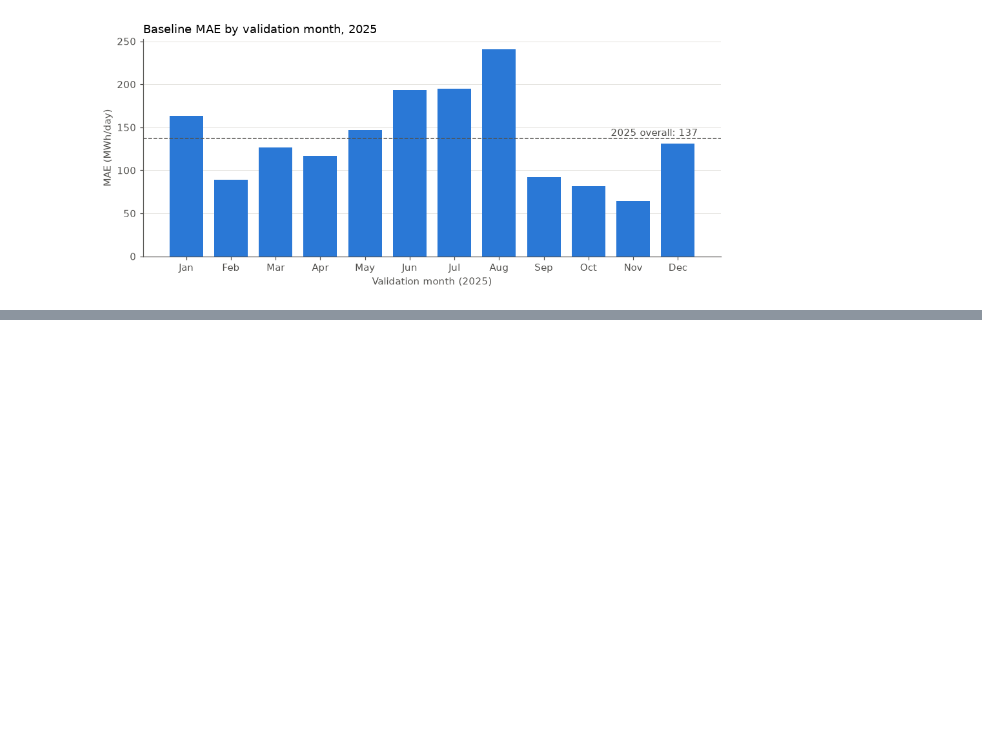
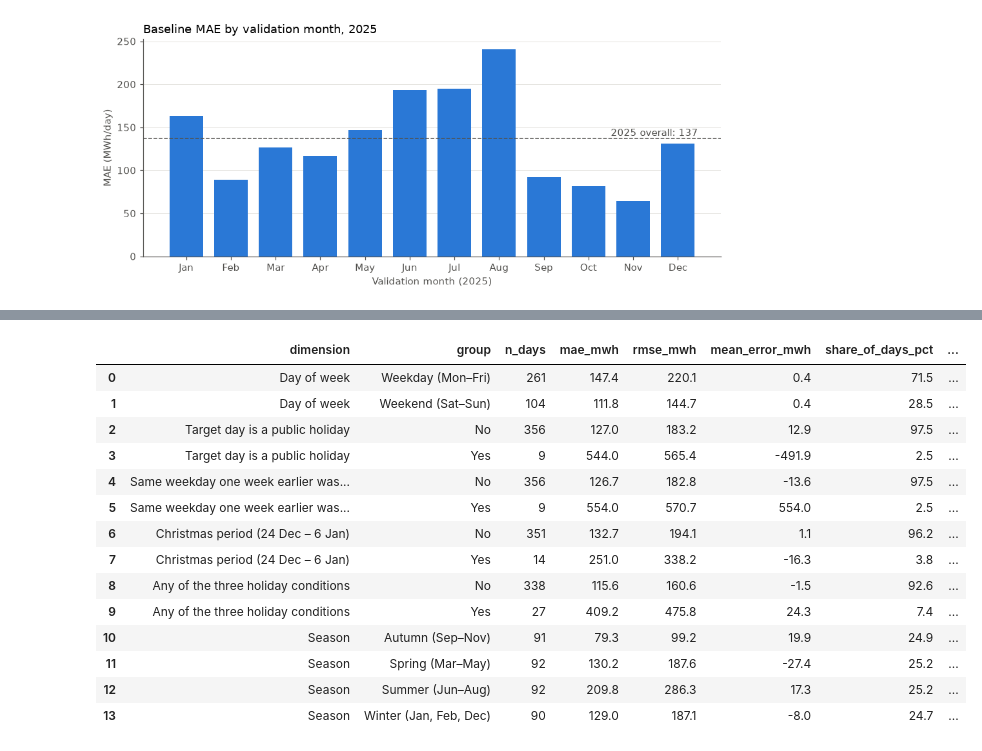
Before and after one commit to LaraMileto/DSF_forecasting_electricity_consumption_Basel, a Jupyter notebook: code/05_baselines.ipynb, the cells around one changed output, grey strips where cells are left out. Cells and saved outputs as stored; diff of their text form; code cells hidden in the pictures; blank space fills up the shorter version.

Commit message:
Baselines notebook complete: error analysis, summary, exported results

```diff
--- a/code/05_baselines.ipynb
+++ b/code/05_baselines.ipynb
@@ -482,0 +495,52 @@ plt.show()
+# %%
+# Error analysis on the 2025 validation period (descriptive, not causal)
+val["holiday_related"] = (
+    val["is_holiday"].eq(1) | val["lag_7_is_holiday"].eq(1) | val["is_christmas_period"].eq(1)
+).astype(int)
+
+season_of_month = {12: "Winter (Jan, Feb, Dec)", 1: "Winter (Jan, Feb, Dec)", 2: "Winter (Jan, Feb, Dec)",
+                   3: "Spring (Mar–May)", 4: "Spring (Mar–May)", 5: "Spring (Mar–May)",
+                   6: "Summer (Jun–Aug)", 7: "Summer (Jun–Aug)", 8: "Summer (Jun–Aug)",
+                   9: "Autumn (Sep–Nov)", 10: "Autumn (Sep–Nov)", 11: "Autumn (Sep–Nov)"}
+val["season"] = val["month"].map(season_of_month)
+
+yes_no = {0: "No", 1: "Yes"}
+splits = {
+    "Day of week": val["is_weekend"].map({0: "Weekday (Mon–Fri)", 1: "Weekend (Sat–Sun)"}),
+    "Target day is a public holiday": val["is_holiday"].map(yes_no),
+    "Same weekday one week earlier was a holiday": val["lag_7_is_holiday"].map(yes_no),
+    "Christmas period (24 Dec – 6 Jan)": val["is_christmas_period"].map(yes_no),
+    "Any of the three holiday conditions": val["holiday_related"].map(yes_no),
+    "Season": val["season"],
+}
+
+total_abs_error = val["absolute_error_mwh"].sum()
+rows = []
+for dimension, labels in splits.items():
+    assert labels.notna().all(), f"Unmapped values in {dimension}"
+    for label, group in val.groupby(labels):
+        rows.append({
+            "dimension": dimension,
+            "group": label,
+            **compute_metrics(group["actual_mwh"], group["predicted_mwh"]),
+            "share_of_days_pct": 100 * len(group) / len(val),
+            "share_of_abs_error_pct": 100 * group["absolute_error_mwh"].sum() / total_abs_error,
+        })
+baseline_error_analysis = pd.DataFrame(rows)
+display(baseline_error_analysis.round(1))
+# %% [output]
+|  | dimension | group | n_days | mae_mwh | rmse_mwh | mean_error_mwh | share_of_days_pct | ... |
+| 0 | Day of week | Weekday (Mon–Fri) | 261 | 147.4 | 220.1 | 0.4 | 71.5 | ... |
+| 1 | Day of week | Weekend (Sat–Sun) | 104 | 111.8 | 144.7 | 0.4 | 28.5 | ... |
+| 2 | Target day is a public holiday | No | 356 | 127.0 | 183.2 | 12.9 | 97.5 | ... |
+| 3 | Target day is a public holiday | Yes | 9 | 544.0 | 565.4 | -491.9 | 2.5 | ... |
+| 4 | Same weekday one week earlier was... | No | 356 | 126.7 | 182.8 | -13.6 | 97.5 | ... |
+| 5 | Same weekday one week earlier was... | Yes | 9 | 554.0 | 570.7 | 554.0 | 2.5 | ... |
+| 6 | Christmas period (24 Dec – 6 Jan) | No | 351 | 132.7 | 194.1 | 1.1 | 96.2 | ... |
+| 7 | Christmas period (24 Dec – 6 Jan) | Yes | 14 | 251.0 | 338.2 | -16.3 | 3.8 | ... |
+| 8 | Any of the three holiday conditions | No | 338 | 115.6 | 160.6 | -1.5 | 92.6 | ... |
+| 9 | Any of the three holiday conditions | Yes | 27 | 409.2 | 475.8 | 24.3 | 7.4 | ... |
+| 10 | Season | Autumn (Sep–Nov) | 91 | 79.3 | 99.2 | 19.9 | 24.9 | ... |
+| 11 | Season | Spring (Mar–May) | 92 | 130.2 | 187.6 | -27.4 | 25.2 | ... |
+| 12 | Season | Summer (Jun–Aug) | 92 | 209.8 | 286.3 | 17.3 | 25.2 | ... |
+| 13 | Season | Winter (Jan, Feb, Dec) | 90 | 129.0 | 187.1 | -8.0 | 24.7 | ... |
```
Also changed, not shown: parts of 5 cells of this notebook, 7 other files.
